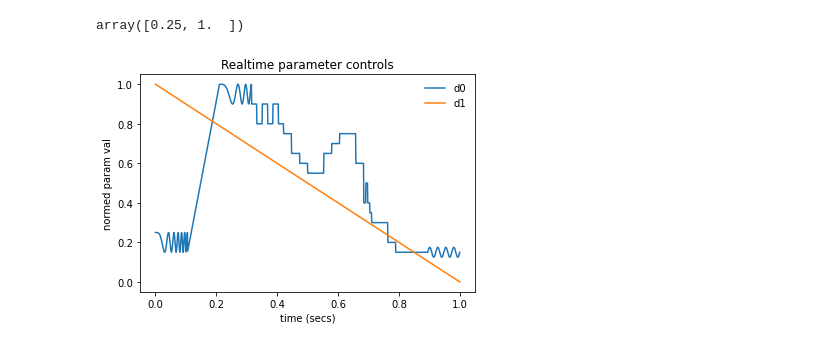
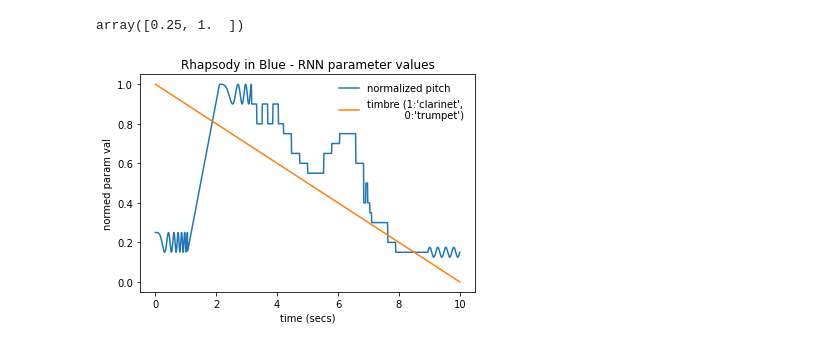
Before and after one commit to Metiu-Metiu/MTCRNN, a Jupyter notebook: genParams/MakeConditioningArrayRhapsodyInBlue.ipynb, the cells around one changed output. Drawn from its saved outputs; the diff is of its cells as text; code cells hidden in the pictures.

```diff
--- a/genParams/MakeConditioningArrayRhapsodyInBlue.ipynb
+++ b/genParams/MakeConditioningArrayRhapsodyInBlue.ipynb
@@ -257,7 +257,7 @@ normednoteseq=normedNoteSeq(noteseq,56,76,numDataPoints)
 d0=np.array([ normednoteseq[i] for i in range(numDataPoints)])
 d1=(np.linspace(1,0, numDataPoints, True))
 data = [np.stack((d0,d1), 1)]
-outdir = 'scratch/rhapsody2_extended_1000samps.npy' # the file name for the generated array to pass to generate.py
+outdir = 'scratch/rhapsody3_extended_1000samps.npy' # the file name for the generated array to pass to generate.py
 
 
 if False :
@@ -400,15 +400,19 @@ array([0.25, 1.  ])
 # %%
 fig, ax = plt.subplots()
 
-for pnum in range(numParams) :
-    ax.plot(t_values, datain[0,:,pnum], label='d'+str(pnum))
+#for pnum in range(numParams) :
+pnum=0
+ax.plot(t_values*10, datain[0,:,pnum], label="normalized pitch")
+pnum=1
+ax.plot(t_values*10, datain[0,:,pnum], label="timbre (1:'clarinet', \n            0:'trumpet')")
+
 
 #ax.plot(y, color='blue')
 #ax.plot(z, color='black')
 ax.legend(loc='upper right', frameon=False)
 plt.xlabel("time (secs)")
 plt.ylabel("normed param val")
-plt.title("Realtime parameter controls")
+plt.title("Rhapsody in Blue - RNN parameter values")
 plt.show()
 # %% [output]
-[figure, old version]
+[figure, new version]
```
Also changed, not shown: 2 other files.
